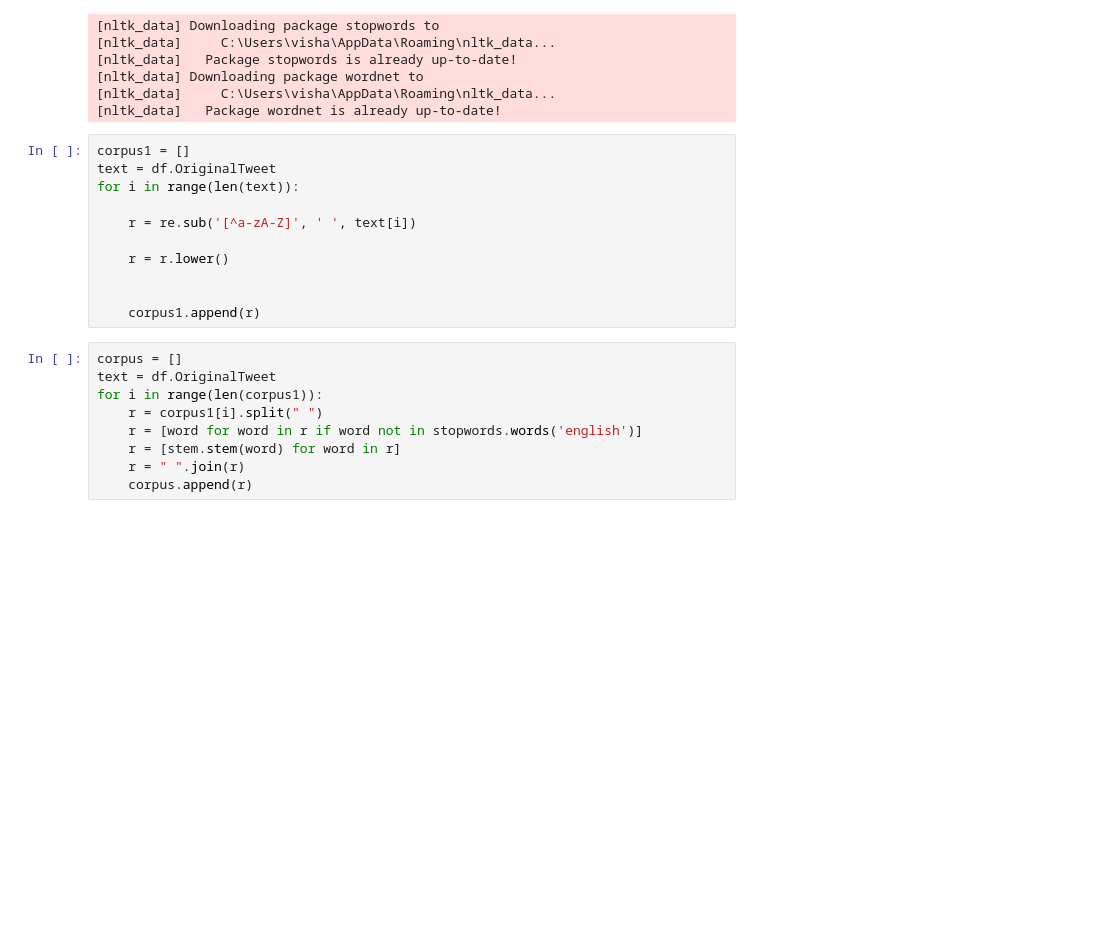
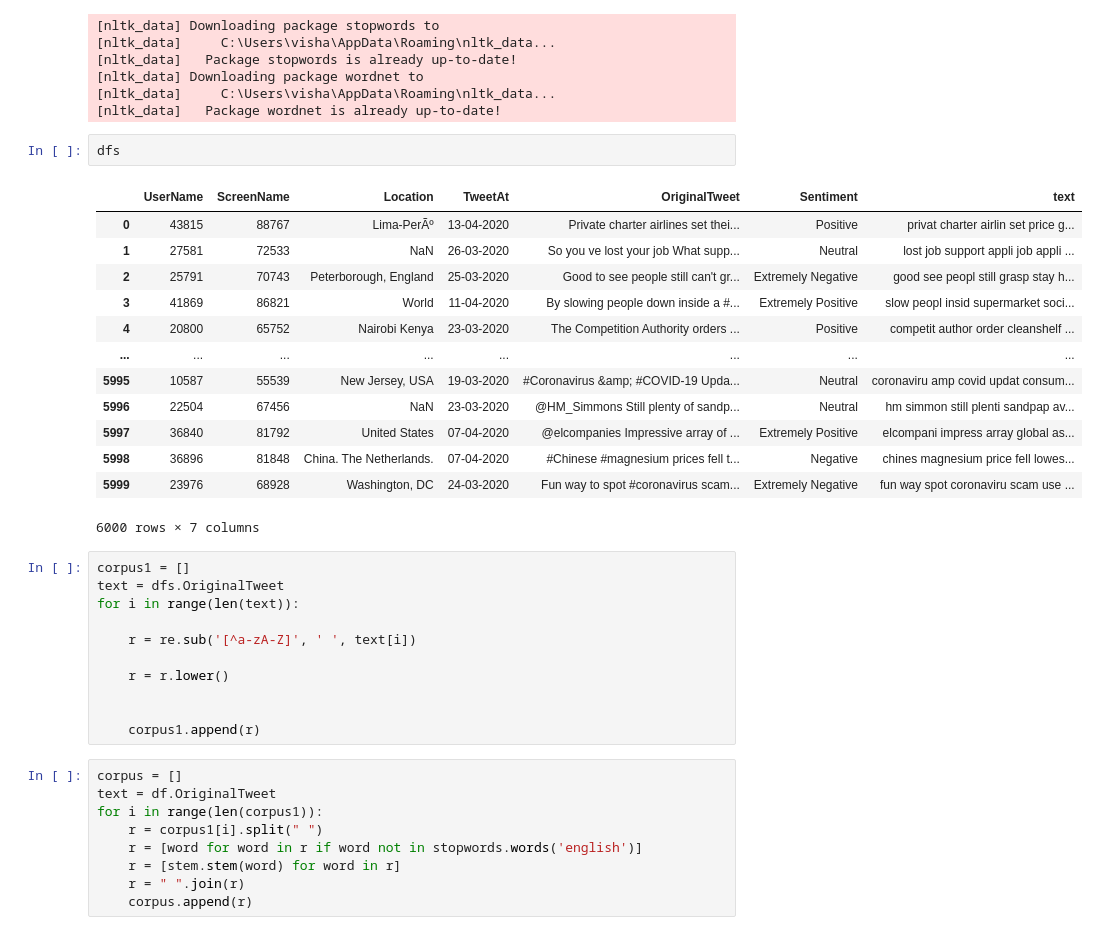
Before and after one commit to KediyaVis/NLP_Tutotial, a Jupyter notebook: Project2_Text_Classfication.ipynb, the cells around one changed output. Drawn from its saved outputs; the diff is of its cells as text; blank space fills up the shorter version.

```diff
--- a/Project2_Text_Classfication.ipynb
+++ b/Project2_Text_Classfication.ipynb
@@ -96,9 +98,25 @@ corpus = []
 [nltk_data] Downloading package wordnet to
 [nltk_data]     C:\Users\visha\AppData\Roaming\nltk_data...
 [nltk_data]   Package wordnet is already up-to-date!
+# %%
+dfs
+# %% [output]
+|  | UserName | ScreenName | Location | TweetAt | OriginalTweet | Sentiment | text |
+| 0 | 43815 | 88767 | Lima-PerÃº | 13-04-2020 | Private charter airlines set thei... | Positive | privat charter airlin set price g... |
+| 1 | 27581 | 72533 | NaN | 26-03-2020 | So you ve lost your job What supp... | Neutral | lost job support appli job appli ... |
+| 2 | 25791 | 70743 | Peterborough, England | 25-03-2020 | Good to see people still can't gr... | Extremely Negative | good see peopl still grasp stay h... |
+| 3 | 41869 | 86821 | World | 11-04-2020 | By slowing people down inside a #... | Extremely Positive | slow peopl insid supermarket soci... |
+| 4 | 20800 | 65752 | Nairobi Kenya | 23-03-2020 | The Competition Authority orders ... | Positive | competit author order cleanshelf ... |
+| ... | ... | ... | ... | ... | ... | ... | ... |
+| 5995 | 10587 | 55539 | New Jersey, USA | 19-03-2020 | #Coronavirus &amp; #COVID-19 Upda... | Neutral | coronaviru amp covid updat consum... |
+| 5996 | 22504 | 67456 | NaN | 23-03-2020 | @HM_Simmons Still plenty of sandp... | Neutral | hm simmon still plenti sandpap av... |
+| 5997 | 36840 | 81792 | United States | 07-04-2020 | @elcompanies Impressive array of ... | Extremely Positive | elcompani impress array global as... |
+| 5998 | 36896 | 81848 | China. The Netherlands. | 07-04-2020 | #Chinese #magnesium prices fell t... | Negative | chines magnesium price fell lowes... |
+| 5999 | 23976 | 68928 | Washington, DC | 24-03-2020 | Fun way to spot #coronavirus scam... | Extremely Negative | fun way spot coronaviru scam use ... |
+6000 rows × 7 columns
 # %%
 corpus1 = []
-text = df.OriginalTweet
+text = dfs.OriginalTweet
 for i in range(len(text)):
 
     r = re.sub('[^a-zA-Z]', ' ', text[i])
```
Also changed, not shown: parts of 39 cells of this notebook.
